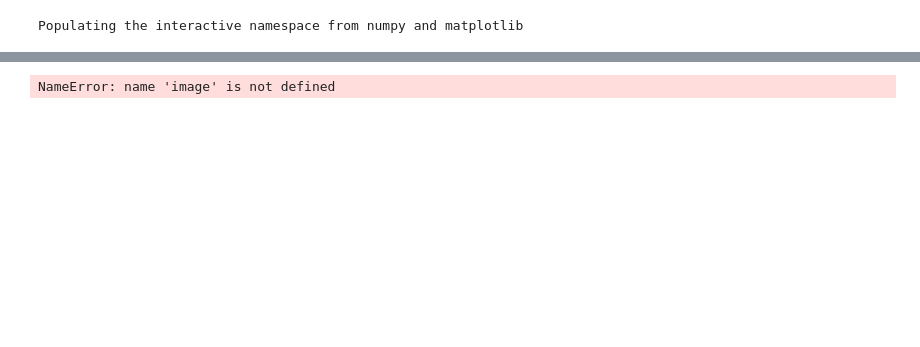
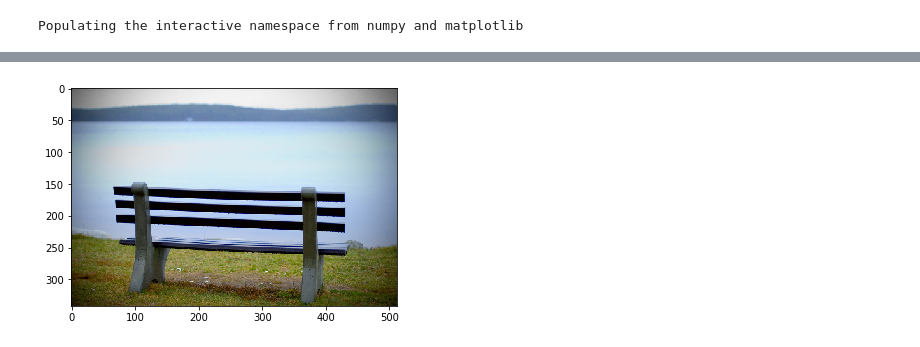
Before and after one commit to PKUAA2020S1201/Python-Seam-Carving, a Jupyter notebook: forward-energy.ipynb, the cells around one changed output, grey strips where cells are left out. Saved outputs shown, nothing was run; the diff lists cells and outputs as text; code cells hidden in the pictures; blank space fills up the shorter version.

Commit message:
update forward energy

```diff
--- a/forward-energy.ipynb
+++ b/forward-energy.ipynb
@@ -12,7 +12,7 @@ import seamcarving as sc
 Populating the interactive namespace from numpy and matplotlib
 # %%
 # load image
-image_name = "golf.jpg"
+image_name = "bench3.png"
 image_path = os.path.join("images", image_name)
 image = sc.load_image(image_path)
 sc.show_image_plt(image)
@@ -21,9 +20,4 @@ SyntaxError: EOL while scanning string literal (<ipython-input-2-149ba7b2141c>,
+[figure, added]
-# %%
-# forward energy
-energy = sc.forward_energy(image)
-sc.show_image_plt(energy)
-# %% [output]
-NameError: name 'image' is not defined
 # %%
 # remove seams normally
 current_image = np.copy(image)
```
Also changed, not shown: parts of 3 cells of this notebook, 2 other files.
